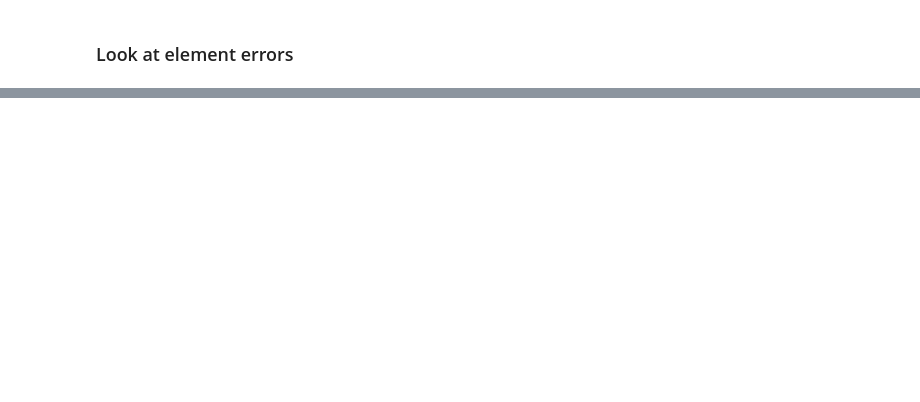
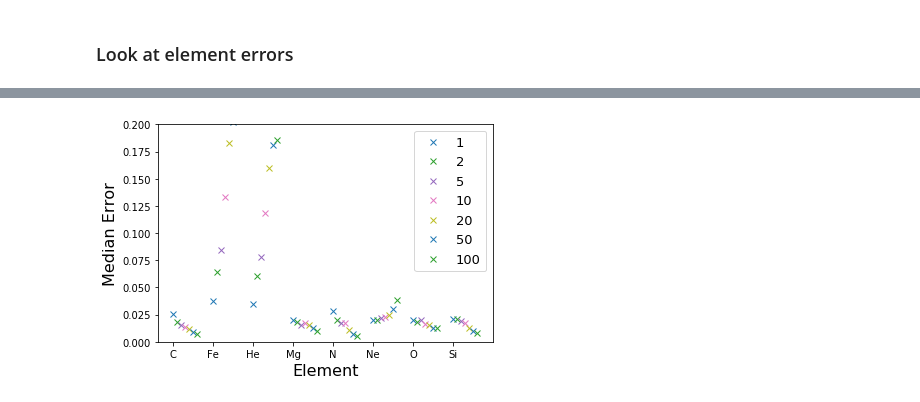
Before and after one commit to oliverphilcox/ChempyMulti, a Jupyter notebook: Jupyter/TNG_Aug2019/4) Chain Analysis.ipynb, the cells around one changed output, grey strips where cells are left out. Cells and saved outputs as stored; diff of their text form; code cells hidden in the pictures; blank space fills up the shorter version.

```diff
--- a/Jupyter/TNG_Aug2019/4) Chain Analysis.ipynb
+++ b/Jupyter/TNG_Aug2019/4) Chain Analysis.ipynb
@@ -143,0 +145,10 @@ for n_index in range(len(n_stars)):
+# %%
+for n_index in range(len(n_stars)):
+    these_Errs=np.mean(all_Errs[n_index],axis=0)
+    plt.errorbar(np.arange(len(els))+float(n_index)/10.,np.median(these_Errs,axis=0),marker='x',ls='',label='%d'%n_stars[n_index])
+    plt.errorbar(els,-1.)
+    plt.ylim([0.,0.2])
+    plt.ylabel('Median Error',fontsize=FS);plt.xlabel('Element',fontsize=FS);
+    plt.legend(fontsize=FS-3);
+# %% [output]
+[figure, added]
```
Also changed, not shown: parts of 6 cells of this notebook, 11 other files.
